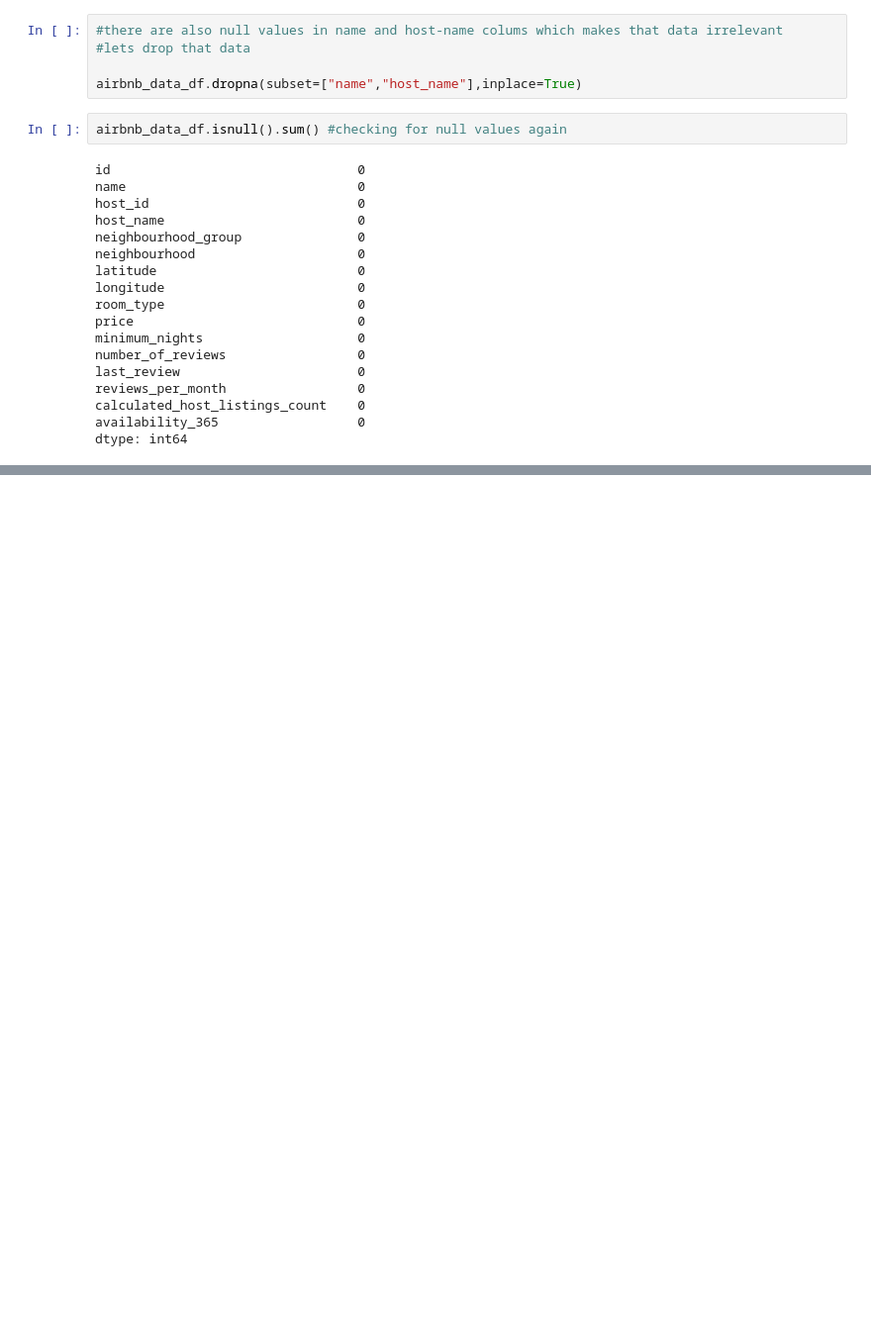
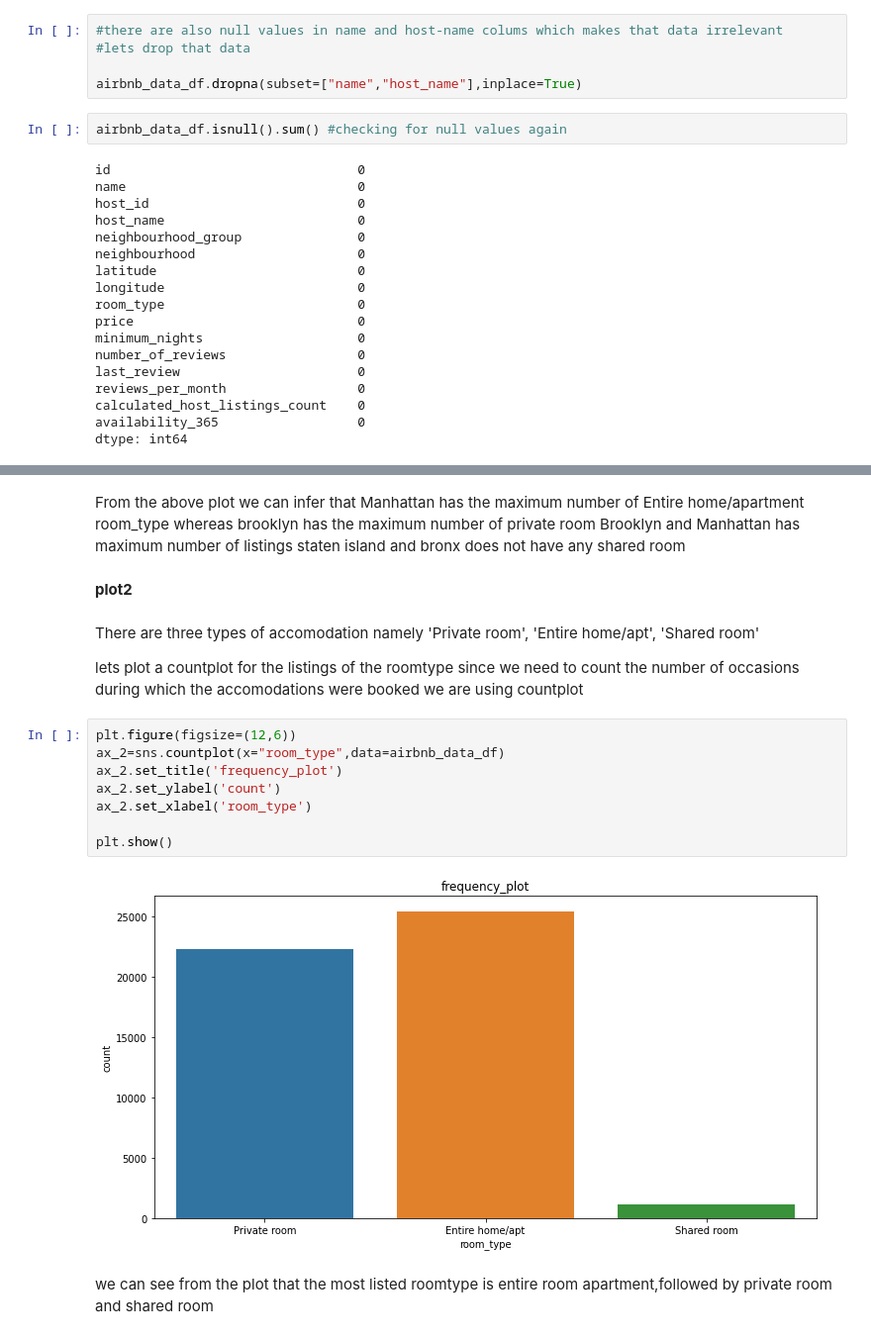
Before and after one commit to KUNAL666-CODE/Capstone-project-Airbnb-EDA, a Jupyter notebook: Airbnb_EDA_Kunal.ipynb, the cells around one changed output, grey strips where cells are left out. Shown at 99% size. Drawn from its saved outputs; the diff is of its cells as text; blank space fills up the shorter version.

```diff
--- a/Airbnb_EDA_Kunal.ipynb
+++ b/Airbnb_EDA_Kunal.ipynb
@@ -181,0 +211,20 @@ dtype: int64
+# %% [markdown]
+From the above plot we can infer that Manhattan has the maximum number of Entire home/apartment room_type whereas brooklyn has the maximum number of private room Brooklyn and Manhattan has maximum number of listings staten island and bronx does not have any shared room
+# %% [markdown]
+**plot2**
+# %% [markdown]
+There are three types of accomodation namely 'Private room', 'Entire home/apt', 'Shared room'
+
+lets plot a countplot for the listings of the roomtype since we need to count the number of occasions during which the accomodations were booked we are using countplot
+# %%
+plt.figure(figsize=(12,6))
+ax_2=sns.countplot(x="room_type",data=airbnb_data_df)
+ax_2.set_title('frequency_plot')
+ax_2.set_ylabel('count')
+ax_2.set_xlabel('room_type')
+
+plt.show()
+# %% [output]
+[figure, added]
+# %% [markdown]
+we can see from the plot that the most listed roomtype is entire room apartment,followed by private room and shared room
```
Also changed, not shown: parts of 4 cells of this notebook.
